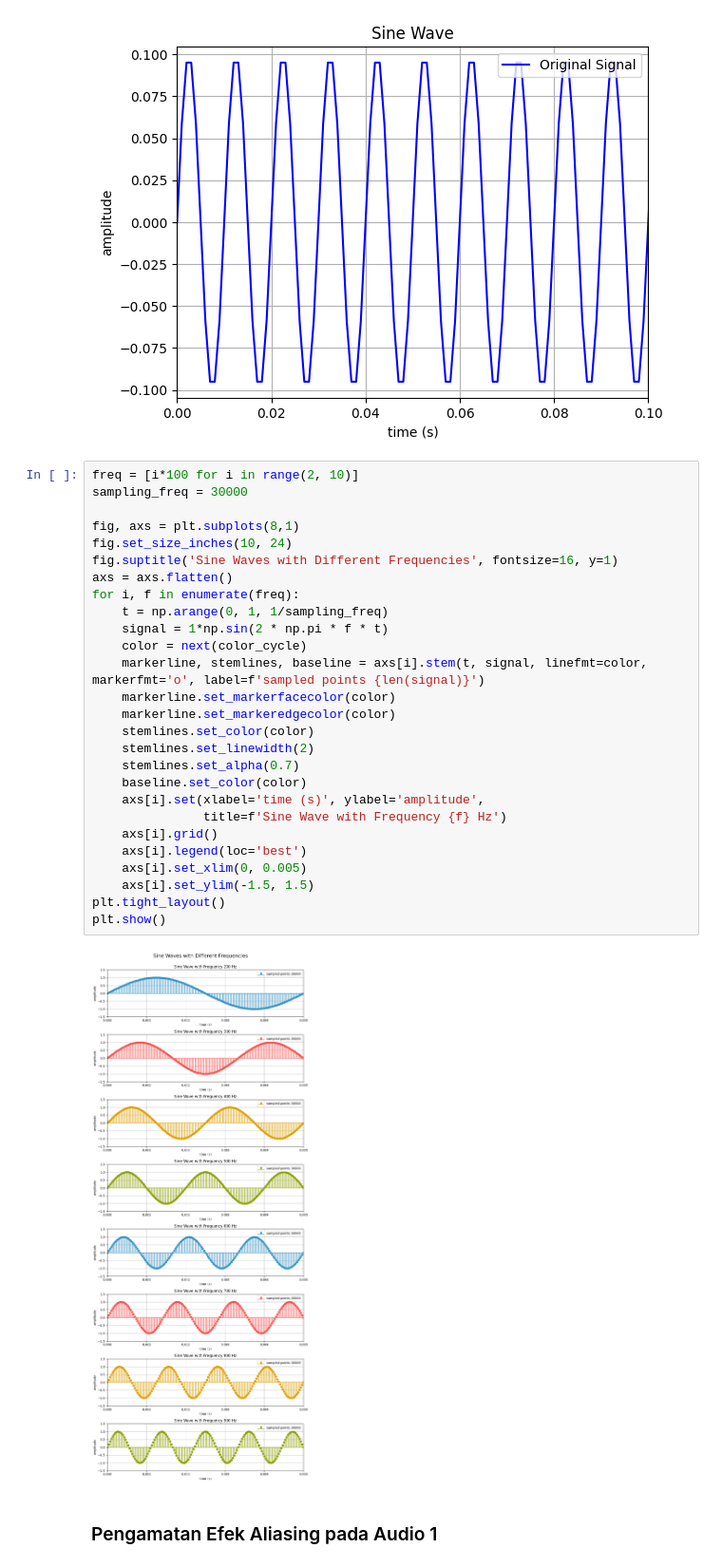
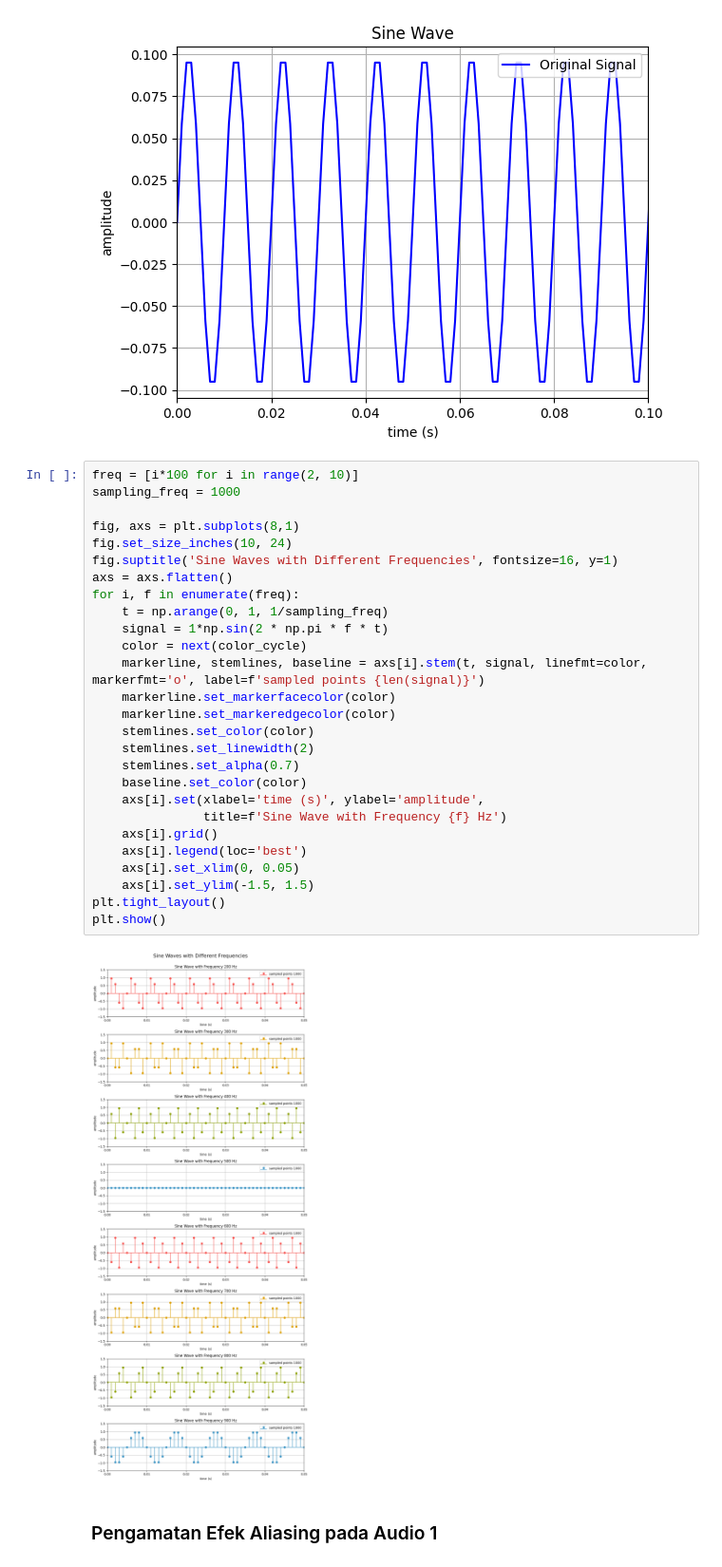
Before and after one commit to Fsyahputra/Pengolahan-Sinyal-Digital, a Jupyter notebook: Praktikum/percobaan2.ipynb, the cells around one changed output. Shown at 95% size. Drawn from its saved outputs; the diff is of its cells as text.

```diff
--- a/Praktikum/percobaan2.ipynb
+++ b/Praktikum/percobaan2.ipynb
@@ -83,33 +83,33 @@ plt.show()
 [figure]
 # %%
 freq = [i*100 for i in range(2, 10)]
-sampling_freq = 30000
+sampling_freq = 1000
 
 fig, axs = plt.subplots(8,1)
 fig.set_size_inches(10, 24)
 fig.suptitle('Sine Waves with Different Frequencies', fontsize=16, y=1)
 axs = axs.flatten()
 for i, f in enumerate(freq):
     t = np.arange(0, 1, 1/sampling_freq)
     signal = 1*np.sin(2 * np.pi * f * t)
     color = next(color_cycle)
     markerline, stemlines, baseline = axs[i].stem(t, signal, linefmt=color, markerfmt='o', label=f'sampled points {len(signal)}')
     markerline.set_markerfacecolor(color)
     markerline.set_markeredgecolor(color)
     stemlines.set_color(color)
     stemlines.set_linewidth(2)
     stemlines.set_alpha(0.7)
     baseline.set_color(color)
     axs[i].set(xlabel='time (s)', ylabel='amplitude',
                title=f'Sine Wave with Frequency {f} Hz')
     axs[i].grid()
     axs[i].legend(loc='best')
-    axs[i].set_xlim(0, 0.005)
+    axs[i].set_xlim(0, 0.05)
     axs[i].set_ylim(-1.5, 1.5)
 plt.tight_layout()
 plt.show()
 # %% [output]
-[figure, old version]
+[figure, new version]
 # %% [markdown]
 ### Pengamatan Efek Aliasing pada Audio 1
 # %%
```
